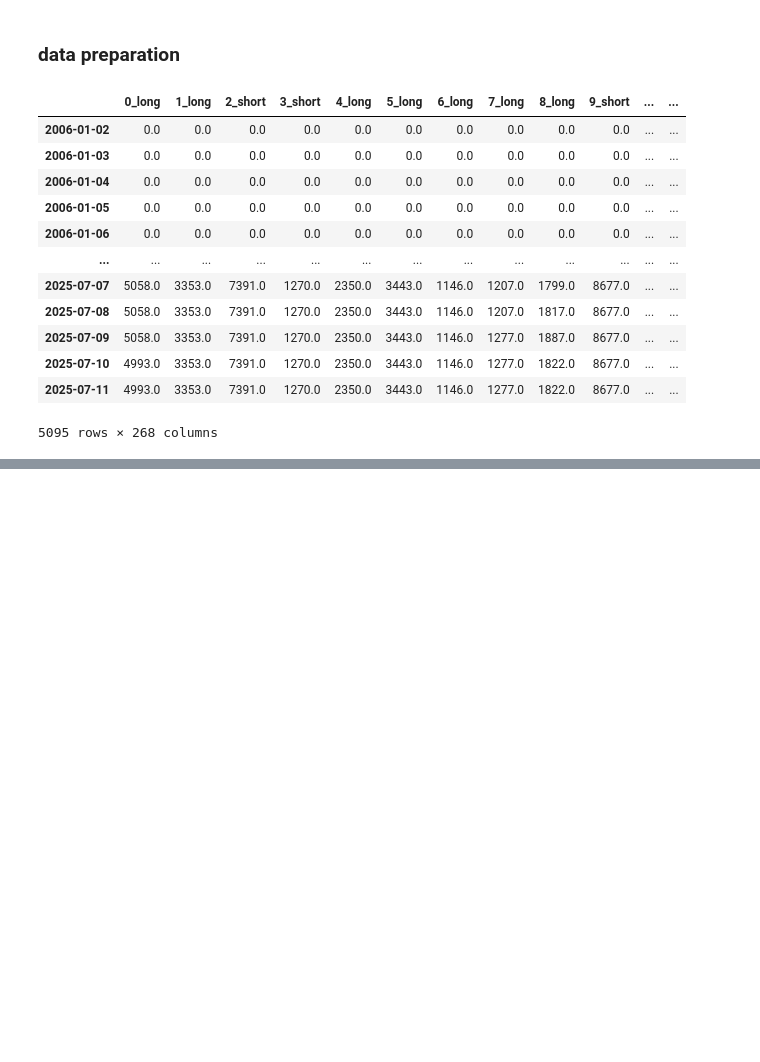
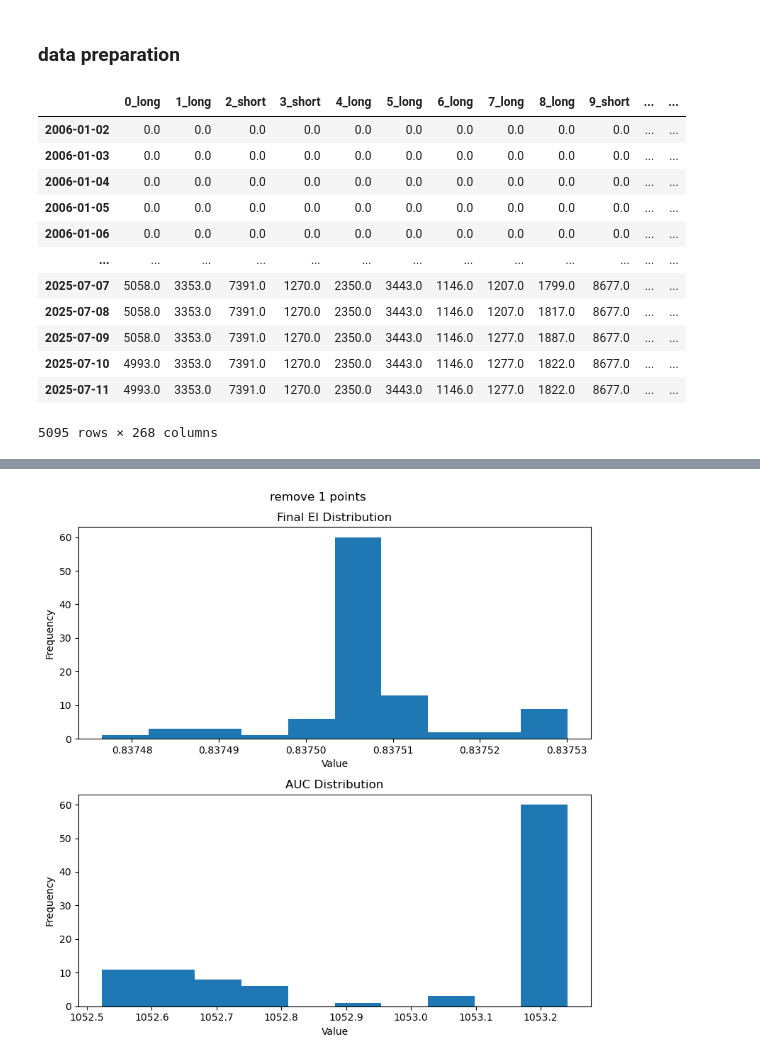
Before and after one commit to maoqing-wang/sauma-group, a Jupyter notebook: task6.ipynb, the cells around one changed output, grey strips where cells are left out. Drawn from its saved outputs; the diff is of its cells as text; code cells hidden in the pictures; blank space fills up the shorter version.

```diff
--- a/task6.ipynb
+++ b/task6.ipynb
@@ -61,0 +334,44 @@ short_metrics = calc_metrics(short)
+# %%
+def sensitivity_analysis(df, n, N):
+    rng = np.random.default_rng(42)
+    finalEIs = []
+    AUCs = []
+    for _ in range(N):
+        drop_cols = []
+        for i in range(n):
+            drop_cols.append(rng.choice(df.index))
+        DF = df.drop(drop_cols)
+        mets = calc_metrics(DF)
+        weights = get_weights()
+        EI = compute_EI_time(mets, alpha=0.05, weights=weights)
+        final_EI = EI.iloc[-1]
+        AUC = EI.sum()
+        finalEIs.append(final_EI)
+        AUCs.append(AUC)
+
+    return finalEIs, AUCs
+# %%
+temp = long[[col, 'price']]
+finalEIs, AUCs = sensitivity_analysis(temp, 1, 100)
+# %%
+fig, axes = plt.subplots(2, 1, figsize=(8, 8))
+
+# ----- subplot 1: final EI -----
+clean_EIs = [float(v.iloc[0]) if isinstance(v, pd.Series) else float(v) for v in finalEIs]
+axes[0].hist(clean_EIs, bins=10)
+axes[0].set_xlabel("Value")
+axes[0].set_ylabel("Frequency")
+axes[0].set_title("Final EI Distribution")
+
+# ----- subplot 2: AUC -----
+clean_AUCs = [float(v.iloc[0]) if isinstance(v, pd.Series) else float(v) for v in AUCs]
+axes[1].hist(clean_AUCs, bins = 10)
+axes[1].set_xlabel("Value")
+axes[1].set_ylabel("Frequency")
+axes[1].set_title("AUC Distribution")
+
+plt.suptitle(f'remove 1 points')
+plt.tight_layout()
+plt.show()
+# %% [output]
+[figure, added]
```
Also changed, not shown: parts of 22 cells of this notebook, 1 other file.
